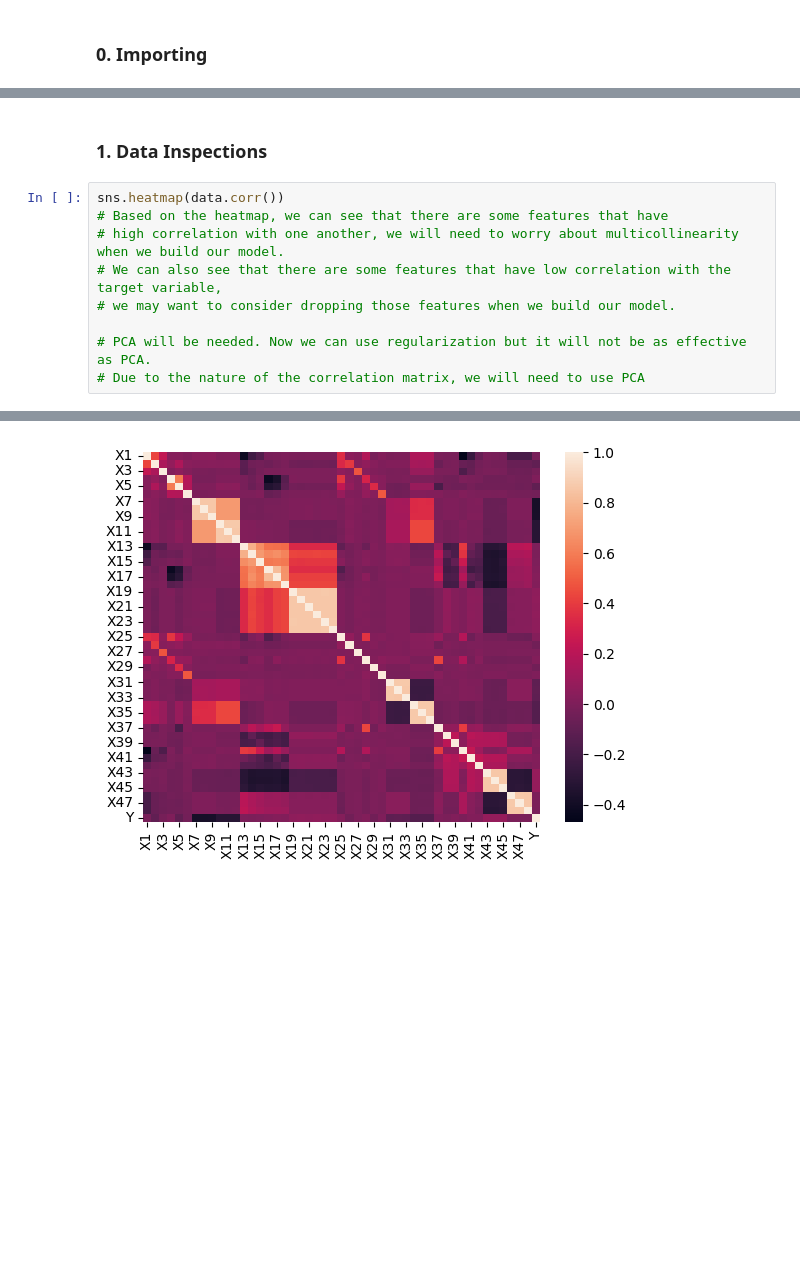
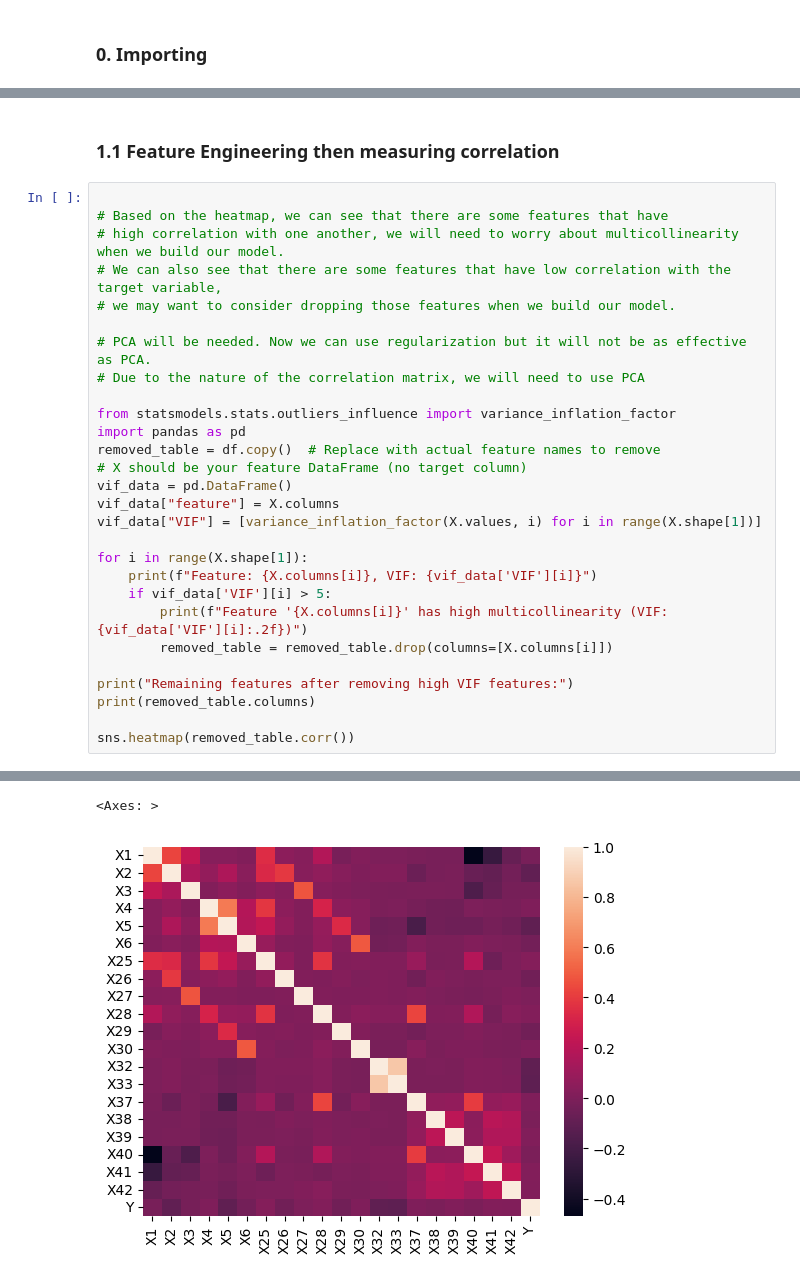
Before and after one commit to tjmeltesen/AML, a Jupyter notebook: Project/inspections.ipynb, the cells around one changed output, grey strips where cells are left out. Saved outputs shown, nothing was run; the diff lists cells and outputs as text; blank space fills up the shorter version.

Commit message:
In the process of trying two Traditional ML pipelines to gauge approaches for the data

```diff
--- a/Project/inspections.ipynb
+++ b/Project/inspections.ipynb
@@ -46,7 +71,7 @@ Name: count, dtype: int64
 # %% [markdown]
-### 1. Data Inspections
+###  1.1 Feature Engineering then measuring correlation
 # %%
-sns.heatmap(data.corr())
+
 # Based on the heatmap, we can see that there are some features that have
 # high correlation with one another, we will need to worry about multicollinearity when we build our model.
 # We can also see that there are some features that have low correlation with the target variable,
@@ -54,4 +79,23 @@ sns.heatmap(data.corr())
 
 # PCA will be needed. Now we can use regularization but it will not be as effective as PCA.
 # Due to the nature of the correlation matrix, we will need to use PCA
+
+from statsmodels.stats.outliers_influence import variance_inflation_factor
+import pandas as pd
+removed_table = df.copy()  # Replace with actual feature names to remove
+# X should be your feature DataFrame (no target column)
+vif_data = pd.DataFrame()
+vif_data["feature"] = X.columns
+vif_data["VIF"] = [variance_inflation_factor(X.values, i) for i in range(X.shape[1])]
+
+for i in range(X.shape[1]):
+    print(f"Feature: {X.columns[i]}, VIF: {vif_data['VIF'][i]}")
+    if vif_data['VIF'][i] > 5:
+        print(f"Feature '{X.columns[i]}' has high multicollinearity (VIF: {vif_data['VIF'][i]:.2f})")
+        removed_table = removed_table.drop(columns=[X.columns[i]])
+
+print("Remaining features after removing high VIF features:")
+print(removed_table.columns)
+
+sns.heatmap(removed_table.corr())
 # %% [output]
@@ -59 +119,2 @@ sns.heatmap(data.corr())
+<Axes: >
-[figure, old version]
+[figure, new version]
```
Also changed, not shown: parts of 12 cells of this notebook.
